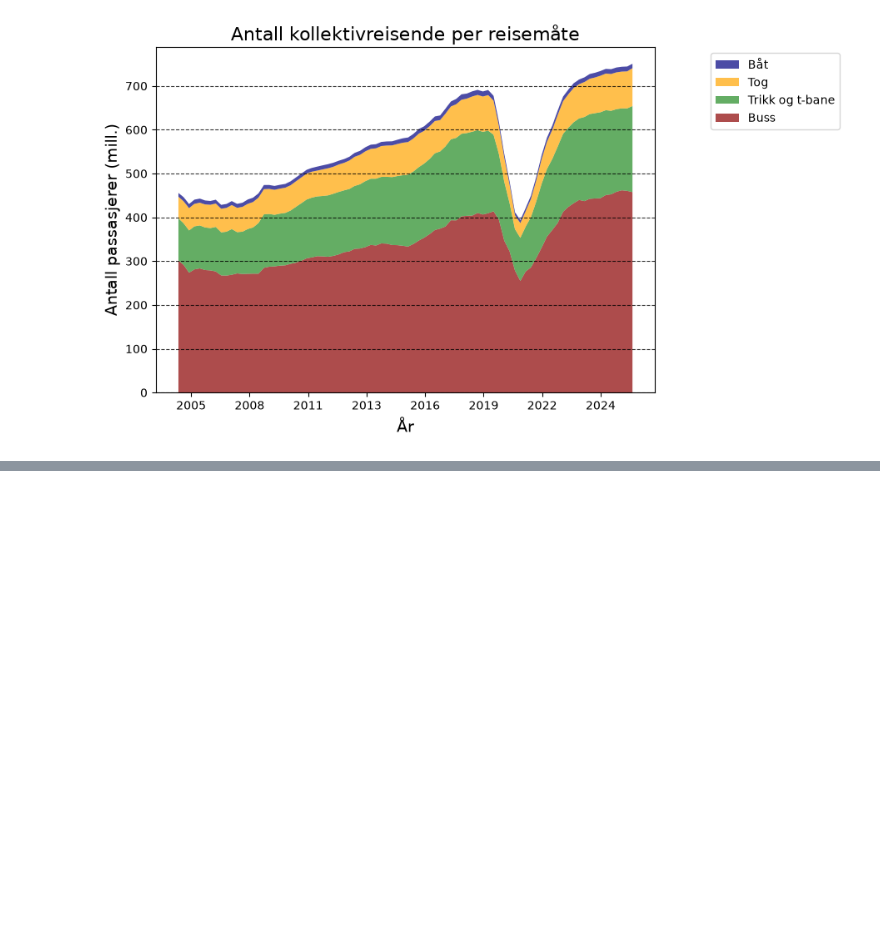
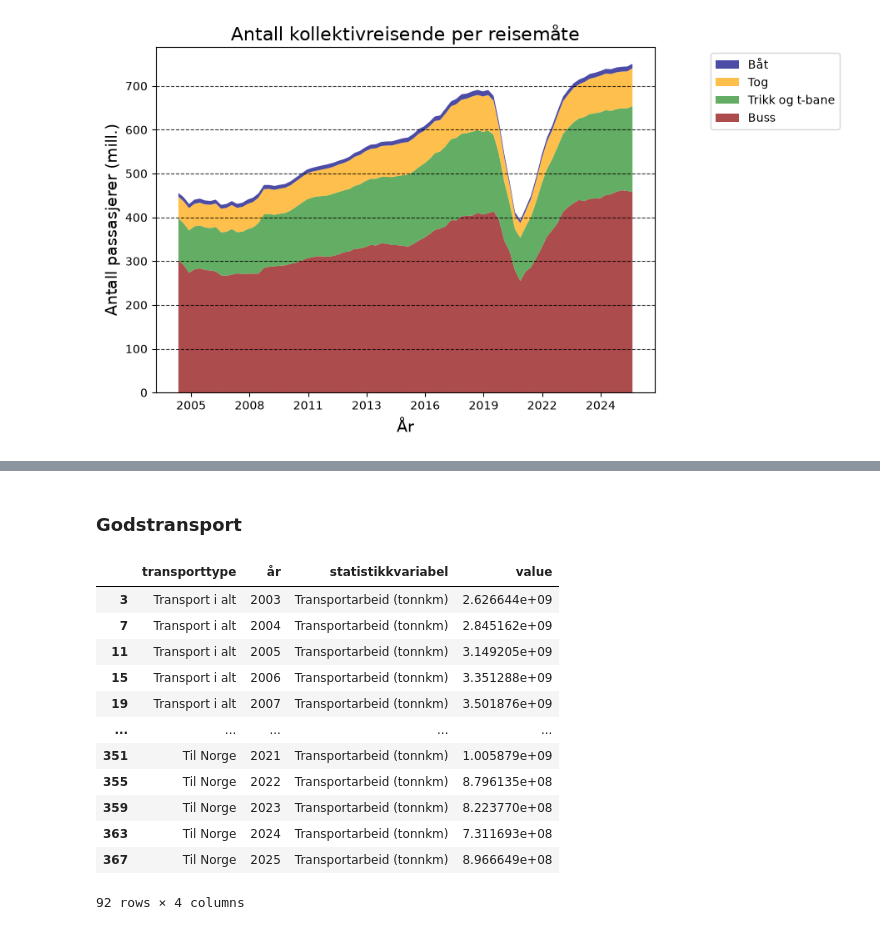
Before and after one commit to Oyvind-Aas/Electricity_and_Energy, a Jupyter notebook: Electricity_exploring.ipynb, the cells around one changed output, grey strips where cells are left out. Drawn from its saved outputs; the diff is of its cells as text; code cells hidden in the pictures; blank space fills up the shorter version.

```diff
--- a/Electricity_exploring.ipynb
+++ b/Electricity_exploring.ipynb
@@ -745,0 +781,19 @@ np.int64(457600)
+# %% [markdown]
+### Godstransport
+# %%
+godskm = df[df.statistikkvariabel == 'Transportarbeid (tonnkm)']
+godskm
+# %% [output]
+|  | transporttype | år | statistikkvariabel | value |
+| 3 | Transport i alt | 2003 | Transportarbeid (tonnkm) | 2.626644e+09 |
+| 7 | Transport i alt | 2004 | Transportarbeid (tonnkm) | 2.845162e+09 |
+| 11 | Transport i alt | 2005 | Transportarbeid (tonnkm) | 3.149205e+09 |
+| 15 | Transport i alt | 2006 | Transportarbeid (tonnkm) | 3.351288e+09 |
+| 19 | Transport i alt | 2007 | Transportarbeid (tonnkm) | 3.501876e+09 |
+| ... | ... | ... | ... | ... |
+| 351 | Til Norge | 2021 | Transportarbeid (tonnkm) | 1.005879e+09 |
+| 355 | Til Norge | 2022 | Transportarbeid (tonnkm) | 8.796135e+08 |
+| 359 | Til Norge | 2023 | Transportarbeid (tonnkm) | 8.223770e+08 |
+| 363 | Til Norge | 2024 | Transportarbeid (tonnkm) | 7.311693e+08 |
+| 367 | Til Norge | 2025 | Transportarbeid (tonnkm) | 8.966649e+08 |
+92 rows × 4 columns
```
Also changed, not shown: parts of 7 cells of this notebook, 1 other file.
